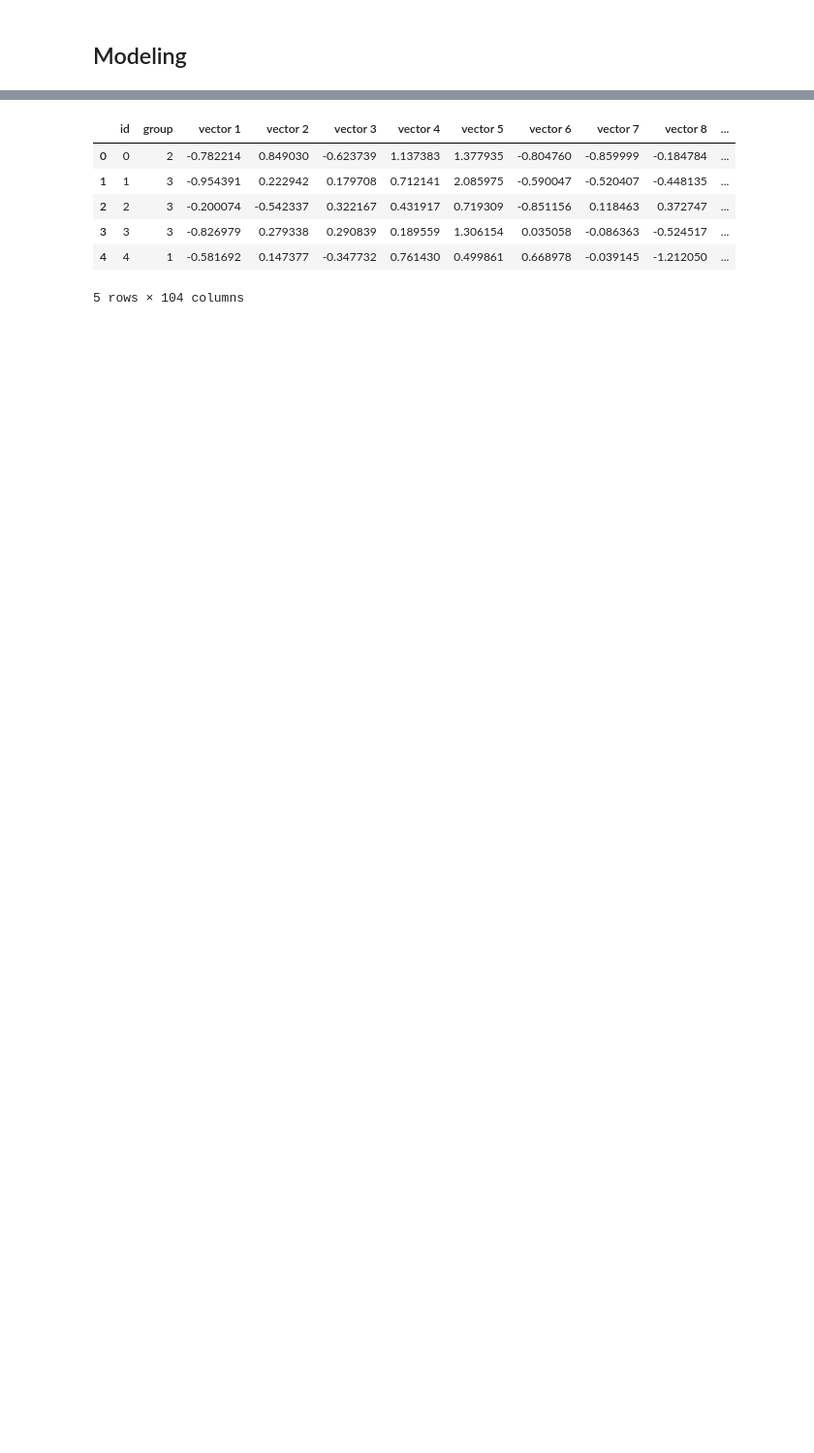
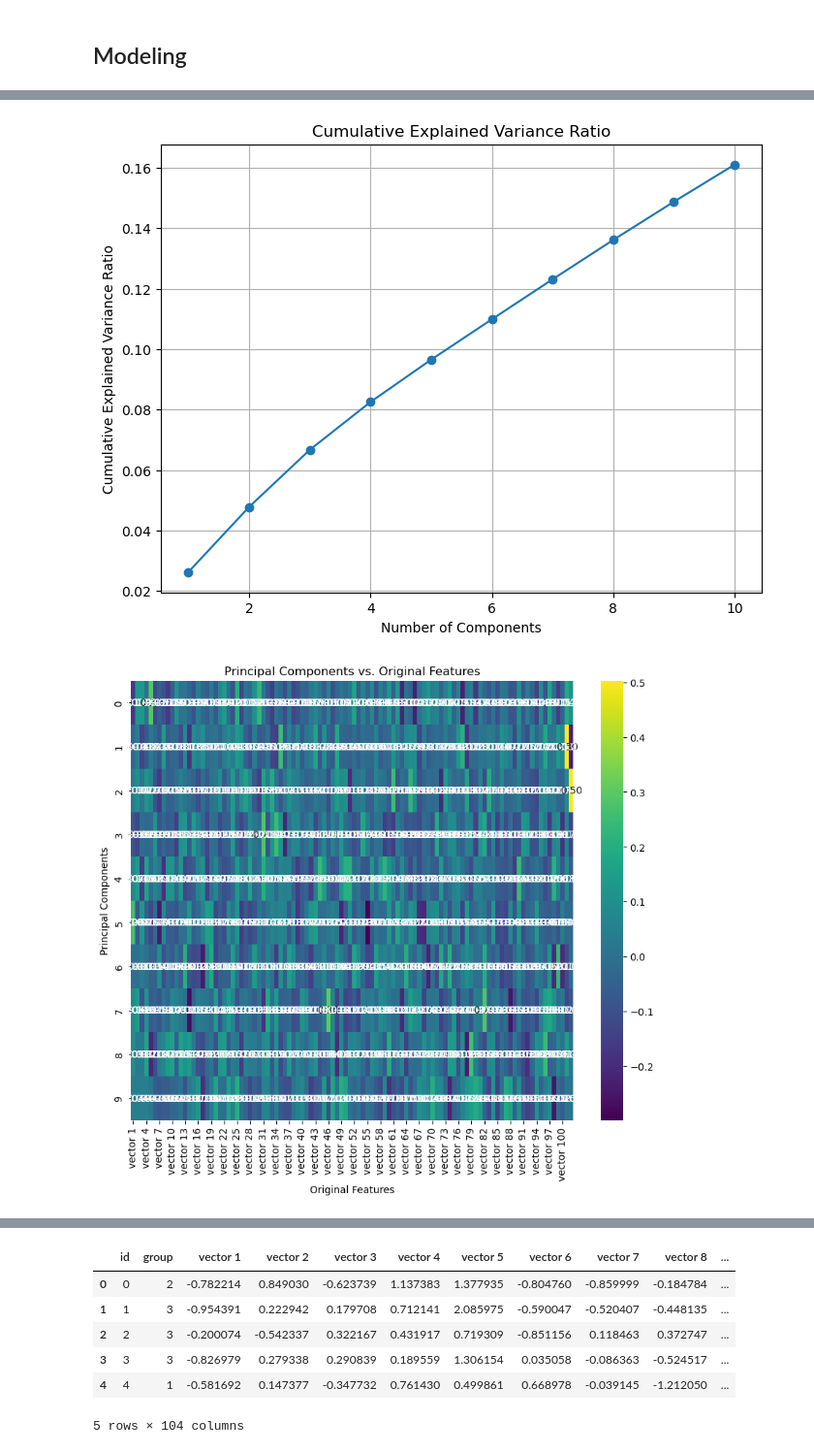
Before and after one commit to dsprincess/python-projects, a Jupyter notebook: Codility UB 1st task Clustering.ipynb, the cells around one changed output, grey strips where cells are left out. Shown at 97% size. Saved outputs shown, nothing was run; the diff lists cells and outputs as text; code cells hidden in the pictures; blank space fills up the shorter version.

```diff
--- a/Codility UB 1st task Clustering.ipynb
+++ b/Codility UB 1st task Clustering.ipynb
@@ -113,4 +252,6 @@ def cluster_articles(data):
 # %%
 #Below is the required answers for this task
-cluster_articles(data)
+cluster_articles(df)
 # %% [output]
+[figure, added]
+[figure, added]
```
Also changed, not shown: parts of 17 cells of this notebook, 3 other files.
